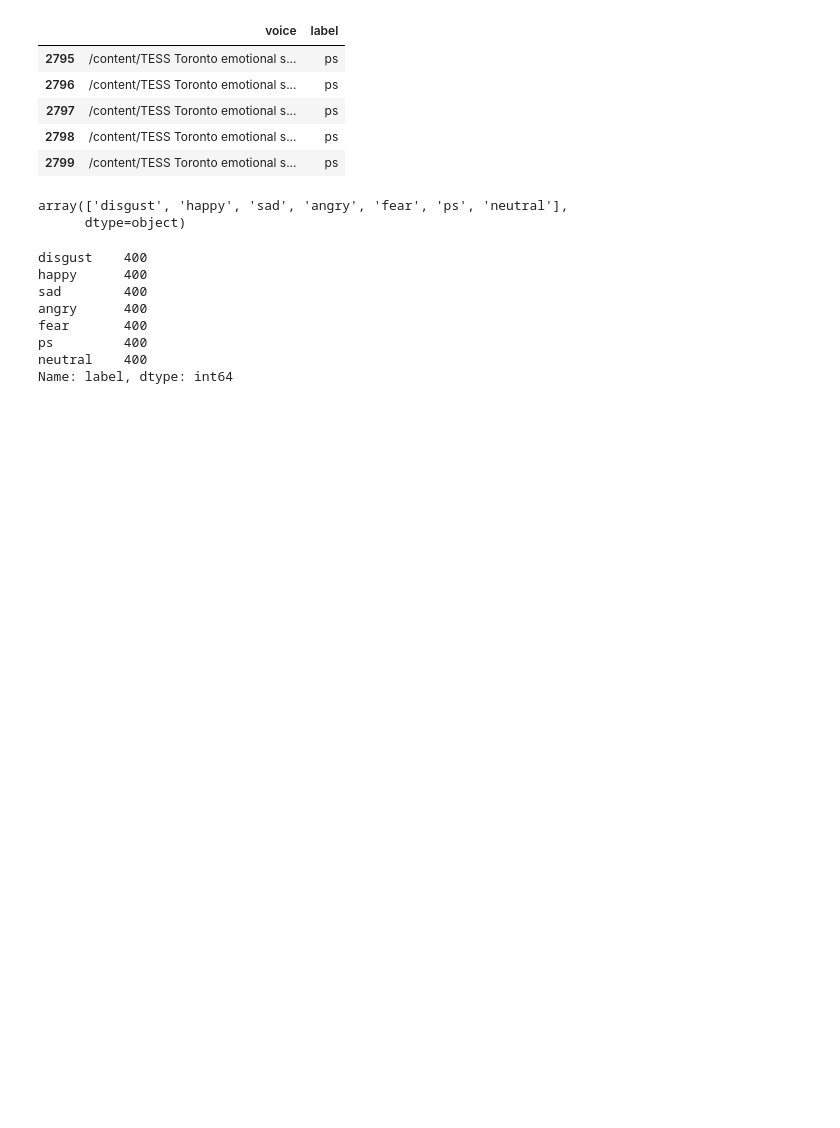
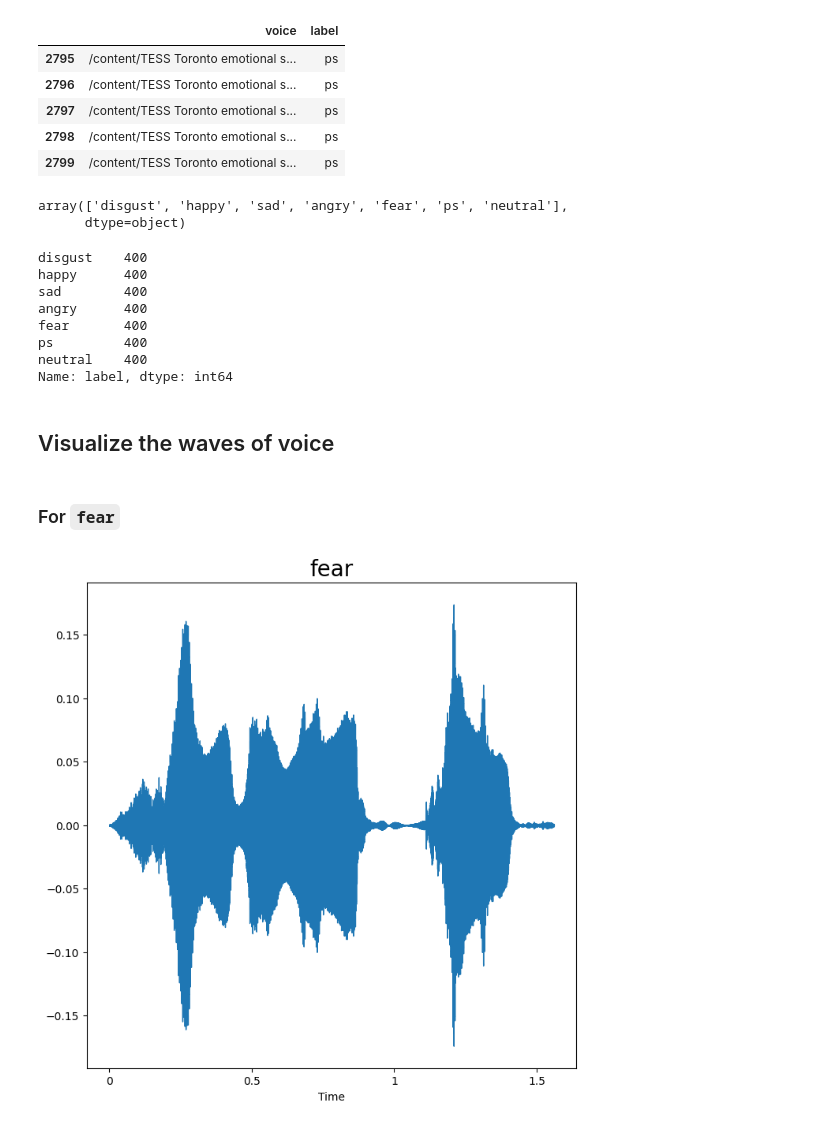
Before and after one commit to ChandrashekharRobbi/Speech-Emotion-Detection, a Jupyter notebook: Speech_Emotion_Detection.ipynb, the cells around one changed output. Drawn from its saved outputs; the diff is of its cells as text; code cells hidden in the pictures; blank space fills up the shorter version.

```diff
--- a/Speech_Emotion_Detection.ipynb
+++ b/Speech_Emotion_Detection.ipynb
@@ -89,3 +100,20 @@ fear       400
 ps         400
 neutral    400
 Name: label, dtype: int64
+# %% [markdown]
+## Visualize the waves of voice
+# %%
+# create a function for waveshow
+def waveshow(data, sr, emotion):
+  plt.figure(figsize=(8,8))
+  plt.title(emotion, size=20)
+  librosa.display.waveshow(data, sr=sr)
+# %% [markdown]
+### For `fear`
+# %%
+emotion = 'fear'
+path = df[df["label"] == 'fear']["voice"].iloc[0]
+data, sampling_rate = librosa.load(path)
+waveshow(data, sampling_rate, emotion)
+# %% [output]
+[figure, added]
```
Also changed, not shown: parts of 7 cells of this notebook.
